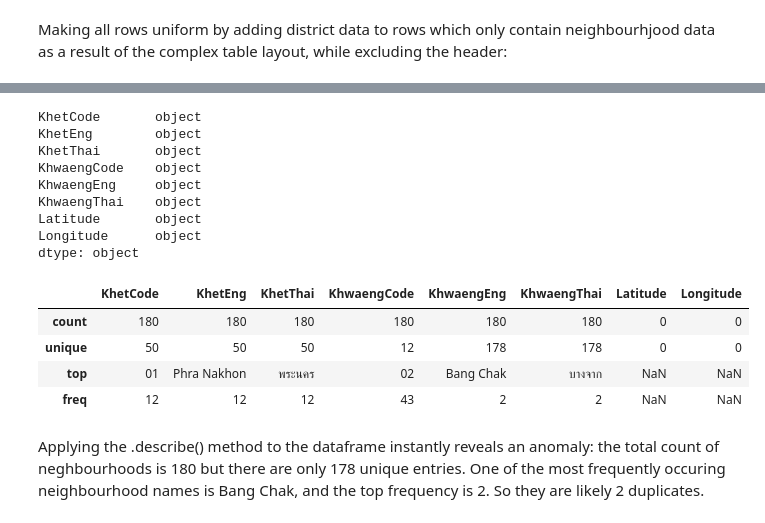
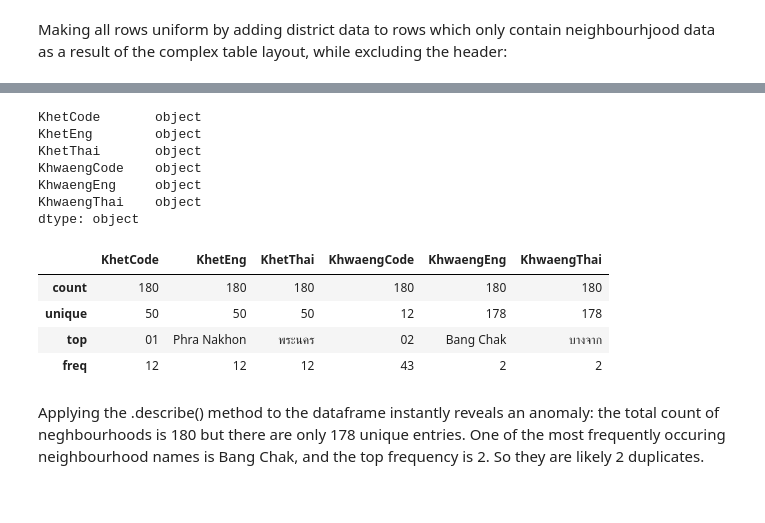
Before and after one commit to mislavskii/ibm-ds-pro-capstone, a Jupyter notebook: Bangkok-Khwaengs-Discover.ipynb, the cells around one changed output, grey strips where cells are left out. Saved outputs shown, nothing was run; the diff lists cells and outputs as text; code cells hidden in the pictures.

```diff
--- a/Bangkok-Khwaengs-Discover.ipynb
+++ b/Bangkok-Khwaengs-Discover.ipynb
@@ -237,0 +207,6 @@ bkk_khwaengs
+# %%
+sql = '''SELECT Khet.KhetCode, Khet.KhetEng, Khet.KhetThai, Khwaeng.KhwaengCode, Khwaeng.KhwaengEng, Khwaeng.KhwaengThai
+            FROM Khet JOIN Khwaeng on Khwaeng.idKhet = Khet.idKhet'''
+# %%
+khwaengs = pd.read_sql(sql, connection)
+khwaengs
@@ -238,5 +231,5 @@ bkk_khwaengs
 # %%
-bkk_khwaengs.dtypes
+khwaengs.dtypes
 # %% [output]
 KhetCode       object
 KhetEng        object
@@ -244,17 +237,15 @@ KhetThai       object
 KhwaengCode    object
 KhwaengEng     object
 KhwaengThai    object
-Latitude       object
-Longitude      object
 dtype: object
 # %%
-bkk_khwaengs.describe()
+khwaengs.describe()
 # %% [output]
-|  | KhetCode | KhetEng | KhetThai | KhwaengCode | KhwaengEng | KhwaengThai | Latitude | Longitude |
-| count | 180 | 180 | 180 | 180 | 180 | 180 | 0 | 0 |
-| unique | 50 | 50 | 50 | 12 | 178 | 178 | 0 | 0 |
-| top | 01 | Phra Nakhon | พระนคร | 02 | Bang Chak | บางจาก | NaN | NaN |
-| freq | 12 | 12 | 12 | 43 | 2 | 2 | NaN | NaN |
+|  | KhetCode | KhetEng | KhetThai | KhwaengCode | KhwaengEng | KhwaengThai |
+| count | 180 | 180 | 180 | 180 | 180 | 180 |
+| unique | 50 | 50 | 50 | 12 | 178 | 178 |
+| top | 01 | Phra Nakhon | พระนคร | 02 | Bang Chak | บางจาก |
+| freq | 12 | 12 | 12 | 43 | 2 | 2 |
 # %% [markdown]
 Applying the .describe() method to the dataframe instantly reveals an anomaly: the total count of neghbourhoods is 180 but there are only 178 unique entries. One of the most frequently occuring neighbourhood names is Bang Chak, and the top frequency is 2. So they are likely 2 duplicates.
 # %% [markdown]
```
Also changed, not shown: parts of 28 cells of this notebook, 1 other file.
